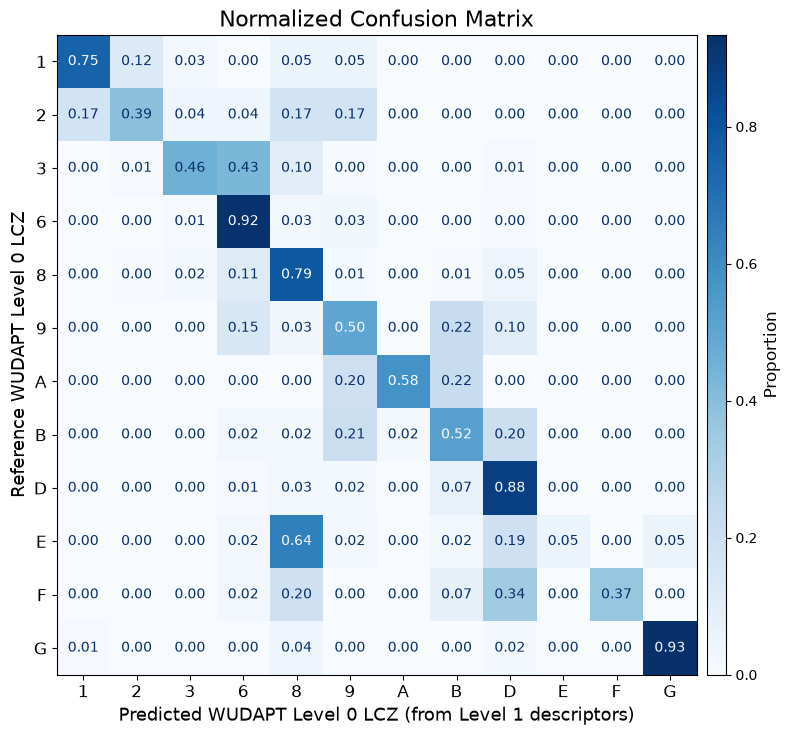
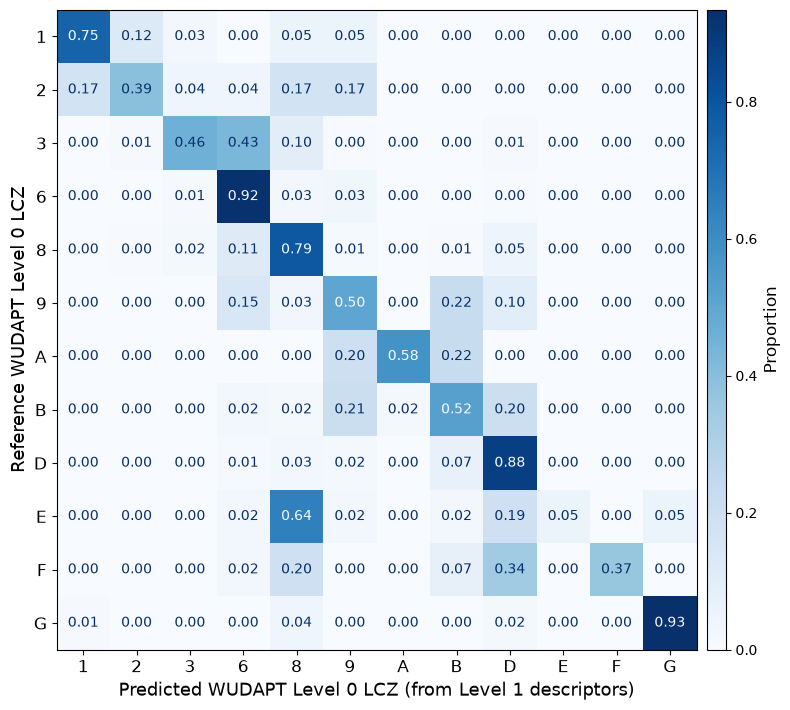
Code edit (unified diff) that turned the first committed figure into the second:
--- before
+++ after
@@ -80,5 +80,5 @@
 # STEP 6 — TITLES
 ####################################################
-ax.set_title('Normalized Confusion Matrix', fontsize=16)
+#ax.set_title('Normalized Confusion Matrix', fontsize=16)
 ax.set_xlabel('Predicted WUDAPT Level 0 LCZ (from Level 1 descriptors)', fontsize=13)
 ax.set_ylabel('Reference WUDAPT Level 0 LCZ', fontsize=13)

Commit: last commit